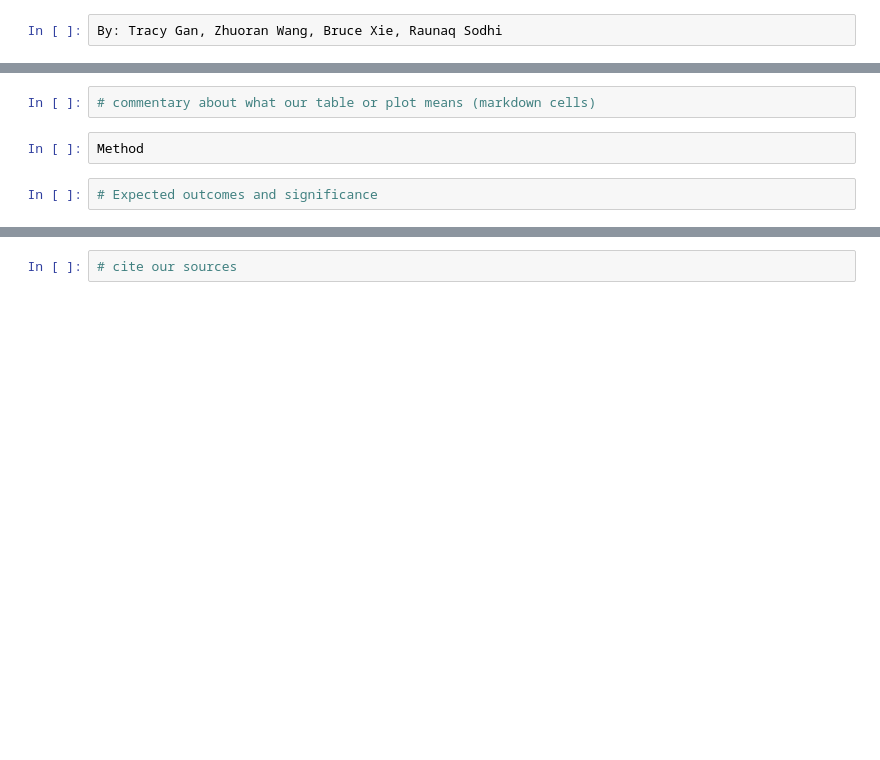
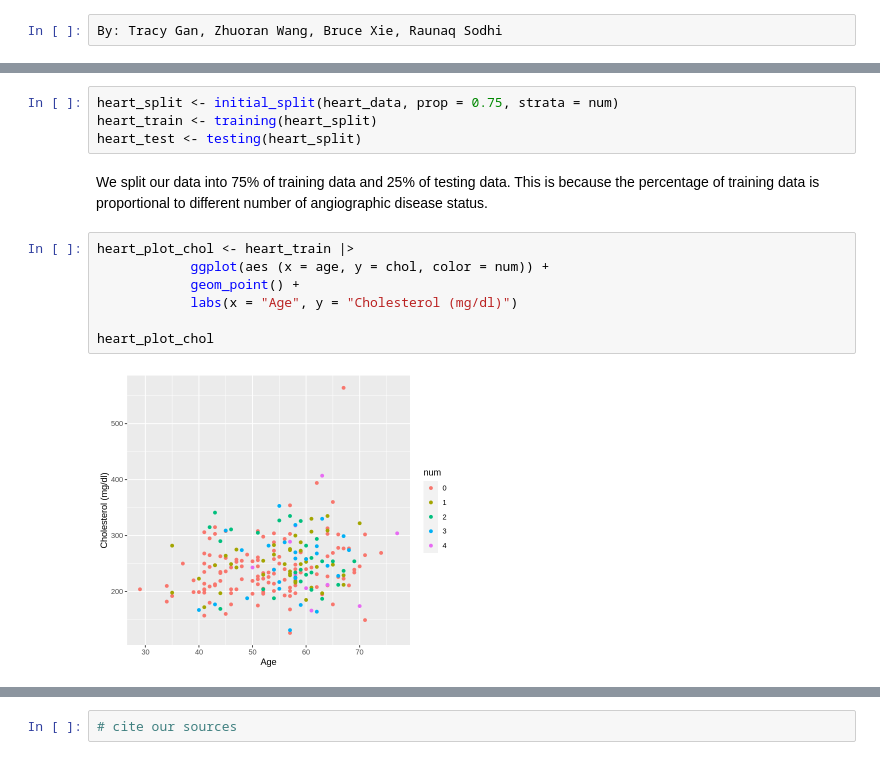
Before and after one commit to TracyGan/DSCI100, a Jupyter notebook: GroupProposal.ipynb, the cells around one changed output, grey strips where cells are left out. Drawn from its saved outputs; the diff is of its cells as text; blank space fills up the shorter version.

```diff
--- a/GroupProposal.ipynb
+++ b/GroupProposal.ipynb
@@ -103,6 +69,15 @@ A spec_tbl_df: 294 × 14
-# %%
-# commentary about what our table or plot means (markdown cells)
-# %%
-Method
-# %%
-# Expected outcomes and significance
+# %%
+heart_split <- initial_split(heart_data, prop = 0.75, strata = num)
+heart_train <- training(heart_split)
+heart_test <- testing(heart_split)
+# %% [markdown]
+We split our data into 75% of training data and 25% of testing data. This is because the percentage of training data is proportional to different number of angiographic disease status.
+# %%
+heart_plot_chol <- heart_train |>
+            ggplot(aes (x = age, y = chol, color = num)) +
+            geom_point() +
+            labs(x = "Age", y = "Cholesterol (mg/dl)")
+
+heart_plot_chol
+# %% [output]
+[figure, added]
```
Also changed, not shown: parts of 12 cells of this notebook.
